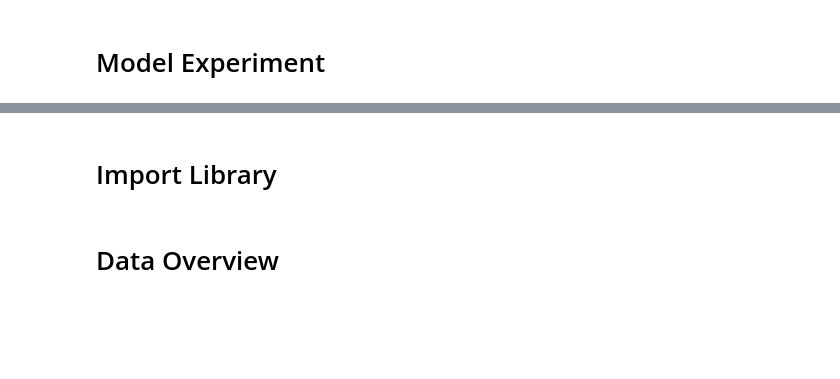
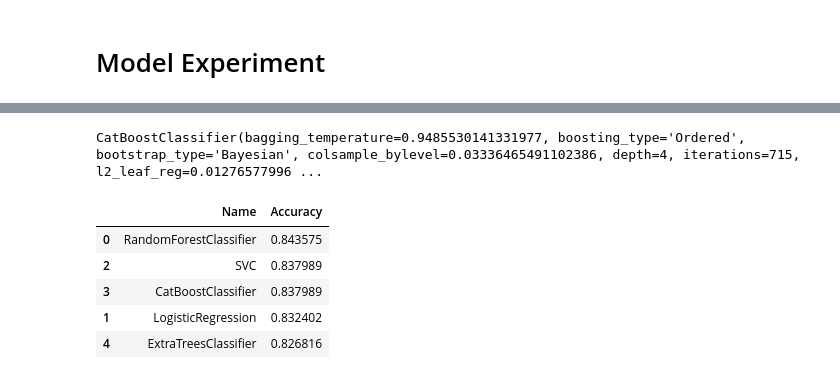
Before and after one commit to AlexDaPiggie/Titanic_Competition_82.5_Accuracy, a Jupyter notebook: Titanic_notebook.ipynb, the cells around one changed output, grey strips where cells are left out. Drawn from its saved outputs; the diff is of its cells as text; code cells hidden in the pictures; blank space fills up the shorter version.

```diff
--- a/Titanic_notebook.ipynb
+++ b/Titanic_notebook.ipynb
@@ -1247,6 +1199,6 @@ def et_objective(trial):
 
     return val_score, gap
 
-et_model = fine_tune (et_objective, ExtraTreesClassifier, trials = 100)
+et_model = fine_tune (et_objective, ExtraTreesClassifier, trials = 1)
 et_model
 # %% [output]
@@ -1316,8 +1251,10 @@ def cb_objective(trial):
 
     return val_score, gap
 
-cb_model = fine_tune (cb_objective, CatBoostClassifier, trials = 100)
+cb_model = fine_tune (cb_objective, CatBoostClassifier, trials = 1)
 cb_model
+# %% [output]
+CatBoostClassifier(bagging_temperature=0.9485530141331977, boosting_type='Ordered', bootstrap_type='Bayesian', colsample_bylevel=0.03336465491102386, depth=4, iterations=715, l2_leaf_reg=0.01276577996 ...
 # %%
 y_pred = cb_model.predict (x_test).astype(int)
 result = pd.DataFrame({
@@ -1365 +1266,23 @@ lgb_model
+# %%
+score, name = [], []
+for model in [forest_model, lr_model, svc_model, cb_model, et_model]:
+    model = clone(model)
+    model.fit (trainx, trainy)
+    pred = model.predict (testx)
+    name.append (type(model).__name__)
+    score.append (accuracy_score(testy, pred))
+
+summary_df = pd.DataFrame({
+    'Name': name,
+    'Accuracy': score,
+})
+
+summary_df.sort_values('Accuracy', ascending=False)
+# %% [output]
+|  | Name | Accuracy |
+| 0 | RandomForestClassifier | 0.843575 |
+| 2 | SVC | 0.837989 |
+| 3 | CatBoostClassifier | 0.837989 |
+| 1 | LogisticRegression | 0.832402 |
+| 4 | ExtraTreesClassifier | 0.826816 |
 # %%
@@ -1373,2 +1302,0 @@ result.to_csv ('et_tuned.csv', index = False)
-# %% [markdown]
-# Import Library
@@ -1399,2 +1302,0 @@ import os
-# %% [markdown]
-# Data Overview
```
Also changed, not shown: parts of 107 cells of this notebook, 31 other files.
